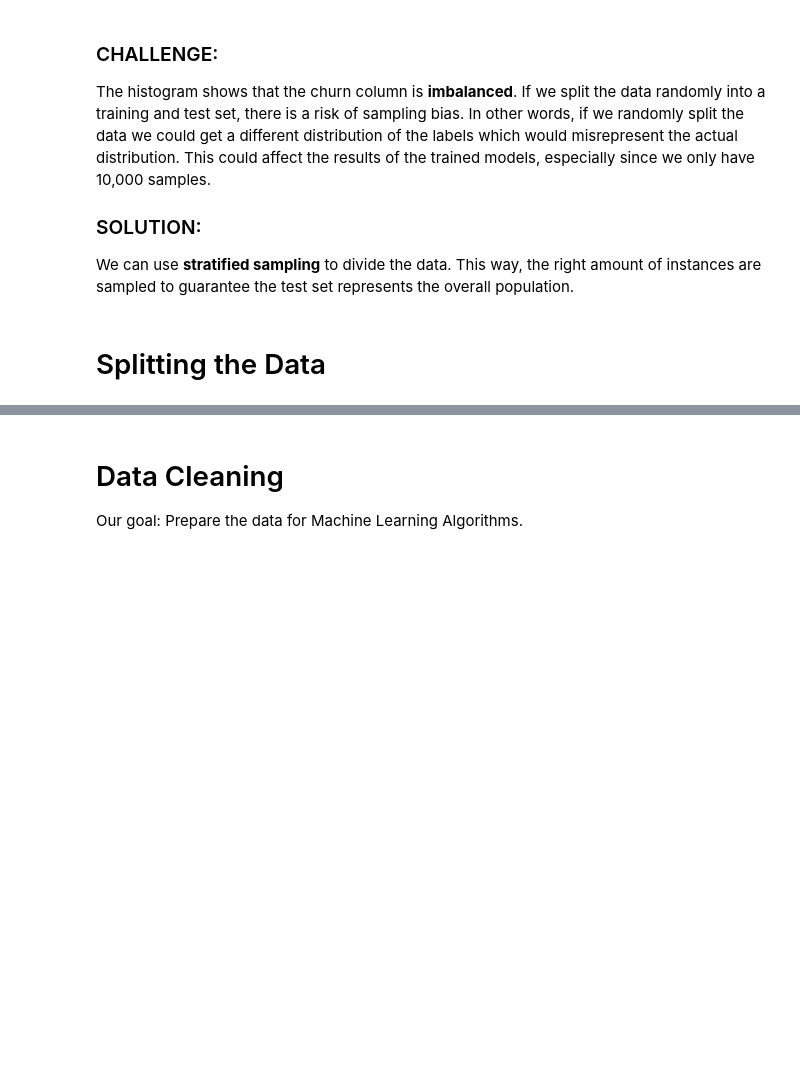
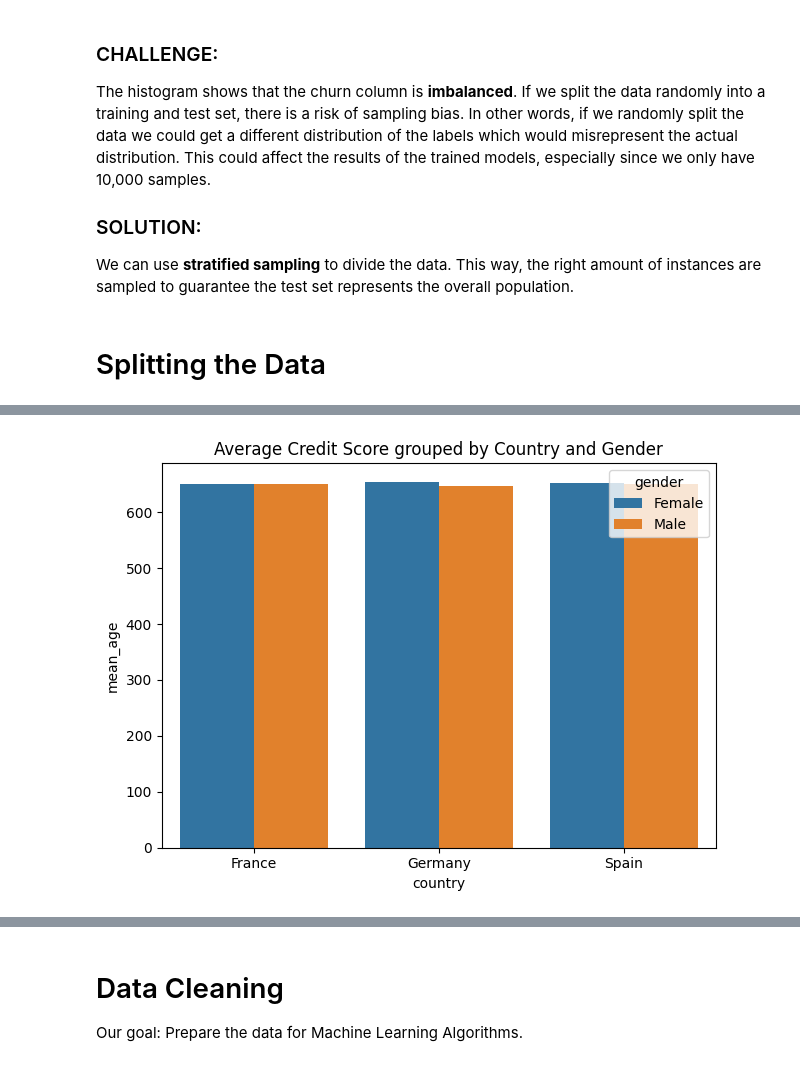
Before and after one commit to EitanKats/ML-project, a Jupyter notebook: Bank Churn.ipynb, the cells around one changed output, grey strips where cells are left out. Drawn from its saved outputs; the diff is of its cells as text; code cells hidden in the pictures; blank space fills up the shorter version.

```diff
--- a/Bank Churn.ipynb
+++ b/Bank Churn.ipynb
@@ -125,0 +180,13 @@ train_set, test_set = split_train_test_stratified(data=bank)
+# %%
+avg_credit_score_country_gender = train_set.groupby(["country", "gender"]).agg(mean_age=("credit_score", 'mean'))
+avg_credit_score_country_gender = avg_credit_score_country_gender.reset_index()
+# %%
+plt.title("Average Credit Score grouped by Country and Gender")
+sns.barplot(x="country",
+            y="mean_age",
+            hue="gender",
+            data=avg_credit_score_country_gender)
+plt.tight_layout()
+plt.show()
+# %% [output]
+[figure, added]
```
Also changed, not shown: parts of 23 cells of this notebook.
